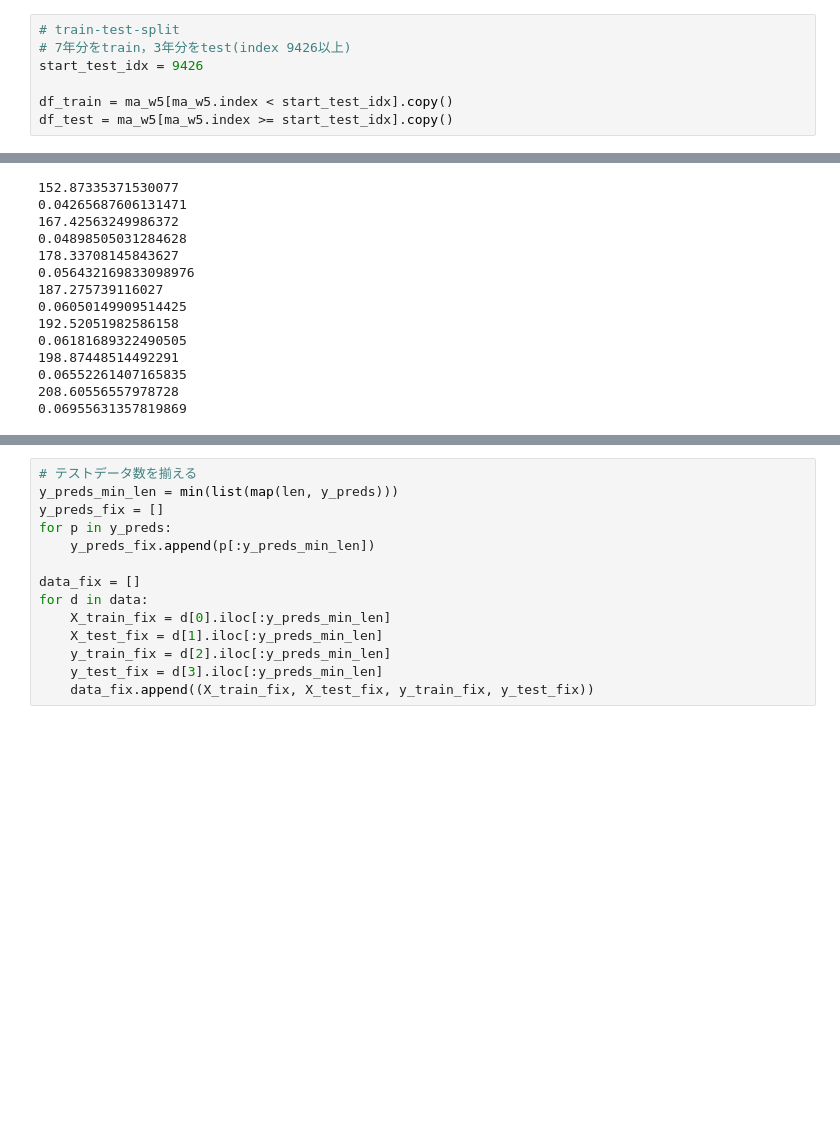
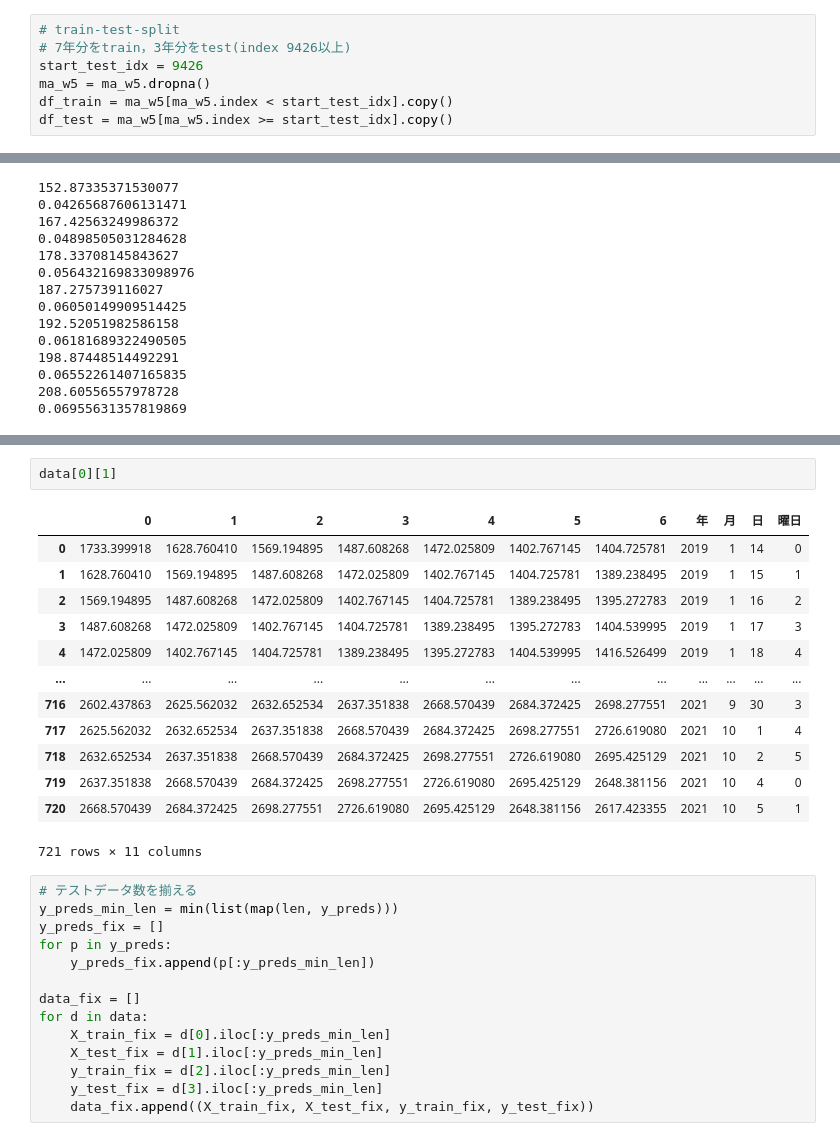
Before and after one commit to goemon8787/strawberry, a Jupyter notebook: notebooks/analysis6.ipynb, the cells around one changed output, grey strips where cells are left out. Drawn from its saved outputs; the diff is of its cells as text; blank space fills up the shorter version.

```diff
--- a/notebooks/analysis6.ipynb
+++ b/notebooks/analysis6.ipynb
@@ -68,7 +68,7 @@ ma_w7 = df["価格"].rolling(7).apply(ma_weighted, args=(df,), raw=False)
 # train-test-split
 # 7年分をtrain，3年分をtest(index 9426以上)
 start_test_idx = 9426
-
+ma_w5 = ma_w5.dropna()
 df_train = ma_w5[ma_w5.index < start_test_idx].copy()
 df_test = ma_w5[ma_w5.index >= start_test_idx].copy()
 # %%
@@ -156,3 +172,19 @@ for i in range(data.__len__()):
+# %%
+data[0][1]
+# %% [output]
+|  | 0 | 1 | 2 | 3 | 4 | 5 | 6 | 年 | 月 | 日 | 曜日 |
+| 0 | 1733.399918 | 1628.760410 | 1569.194895 | 1487.608268 | 1472.025809 | 1402.767145 | 1404.725781 | 2019 | 1 | 14 | 0 |
+| 1 | 1628.760410 | 1569.194895 | 1487.608268 | 1472.025809 | 1402.767145 | 1404.725781 | 1389.238495 | 2019 | 1 | 15 | 1 |
+| 2 | 1569.194895 | 1487.608268 | 1472.025809 | 1402.767145 | 1404.725781 | 1389.238495 | 1395.272783 | 2019 | 1 | 16 | 2 |
+| 3 | 1487.608268 | 1472.025809 | 1402.767145 | 1404.725781 | 1389.238495 | 1395.272783 | 1404.539995 | 2019 | 1 | 17 | 3 |
+| 4 | 1472.025809 | 1402.767145 | 1404.725781 | 1389.238495 | 1395.272783 | 1404.539995 | 1416.526499 | 2019 | 1 | 18 | 4 |
+| ... | ... | ... | ... | ... | ... | ... | ... | ... | ... | ... | ... |
+| 716 | 2602.437863 | 2625.562032 | 2632.652534 | 2637.351838 | 2668.570439 | 2684.372425 | 2698.277551 | 2021 | 9 | 30 | 3 |
+| 717 | 2625.562032 | 2632.652534 | 2637.351838 | 2668.570439 | 2684.372425 | 2698.277551 | 2726.619080 | 2021 | 10 | 1 | 4 |
+| 718 | 2632.652534 | 2637.351838 | 2668.570439 | 2684.372425 | 2698.277551 | 2726.619080 | 2695.425129 | 2021 | 10 | 2 | 5 |
+| 719 | 2637.351838 | 2668.570439 | 2684.372425 | 2698.277551 | 2726.619080 | 2695.425129 | 2648.381156 | 2021 | 10 | 4 | 0 |
+| 720 | 2668.570439 | 2684.372425 | 2698.277551 | 2726.619080 | 2695.425129 | 2648.381156 | 2617.423355 | 2021 | 10 | 5 | 1 |
+721 rows × 11 columns
 # %%
 # テストデータ数を揃える
 y_preds_min_len = min(list(map(len, y_preds)))
```
Also changed, not shown: parts of 2 cells of this notebook, 4 other files.
